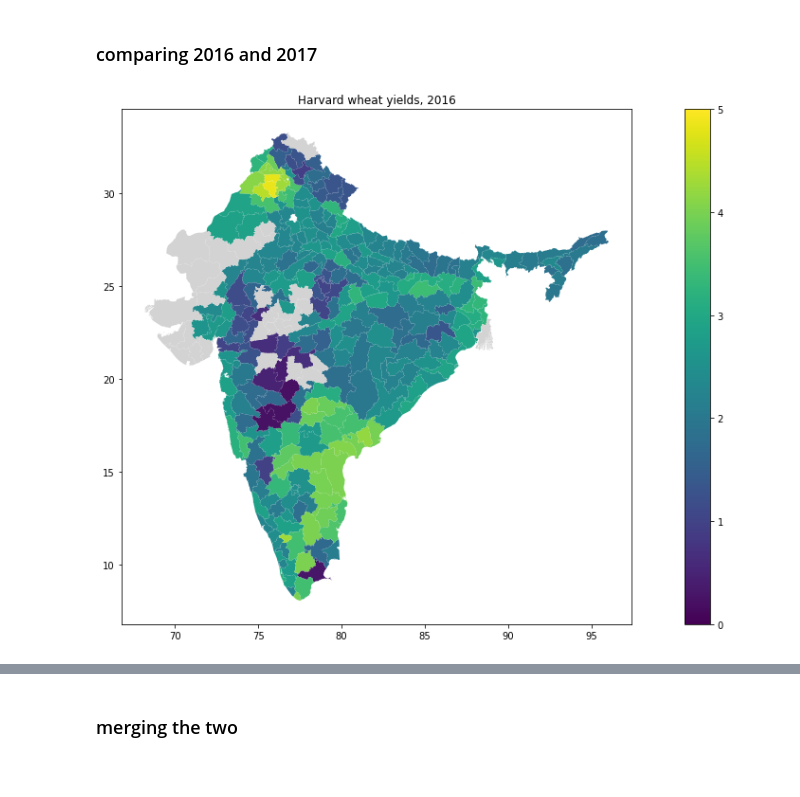
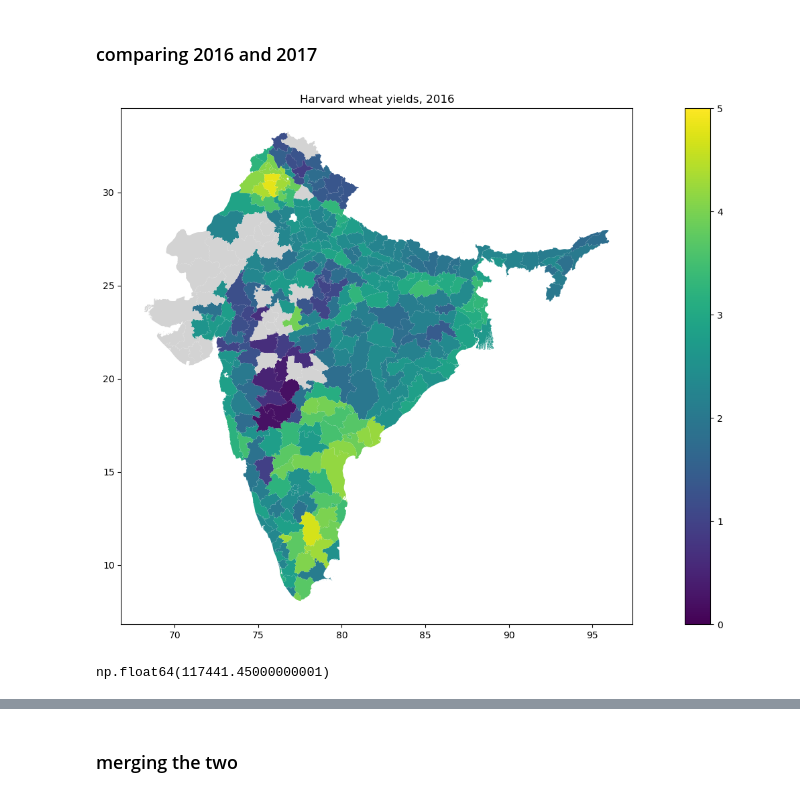
Before and after one commit to michaelmfoley/india_hybrid_methodology, a Jupyter notebook: caro/25.03.12_one_big_ts.ipynb, the cells around one changed output, grey strips where cells are left out. Saved outputs shown, nothing was run; the diff lists cells and outputs as text; code cells hidden in the pictures.

```diff
--- a/caro/25.03.12_one_big_ts.ipynb
+++ b/caro/25.03.12_one_big_ts.ipynb
@@ -8,7 +8,7 @@ import geopandas as gpd
 # %% [markdown]
 ### processing the two dataframes
 # %%
-new = pd.read_csv("./data/ag2016_2022_icrisat_harmonized.csv").iloc[:, 1:]
+new = pd.read_csv("../data/ag2016_2022_icrisat_harmonized.csv").iloc[:, 1:]
 new = new.rename(columns={'ag_hy_crop': 'crop'}).drop(columns='Dist_Name')
 new.loc[new['n_hybrid']==1, "match"] = "identical"
 new.loc[new['n_hybrid']>1, "match"] = "mixed"
@@ -37,7 +57,7 @@ df.loc[zero_condition, ['area_harvested', 'production', 'yield']] = np.nan
 # %%
-#compare = oldcrops.merge(newcrops, indicator=True, how='outer')
-#newcrops= new[['crop']].drop_duplicates().sort_values(by='crop')
-#newcrops.to_csv("./data/cropkey_edit_in_excel.csv")
-key = pd.read_csv("./data/cropkey.csv").dropna(subset='crop')
-crop_mapping = dict(zip(key['crop'], key['ag_hy_crop']))
-df['crop'] = df['crop'].replace(crop_mapping)
+# compare = oldcrops.merge(newcrops, indicator=True, how='outer')
+# newcrops= new[['crop']].drop_duplicates().sort_values(by='crop')
+# newcrops.to_csv("../data/cropkey_edit_in_excel.csv")
+key = pd.read_csv("../data/cropkey.csv").dropna(subset='crop')
+crop_mapping = dict(zip(key['crop'], key['icrisat_crop']))
+new['crop'] = new['crop'].replace(crop_mapping)
@@ -59,20 +69,25 @@ y17_harv = new[new['year']==2017]
 y16_icri = df[df['year']==2016]
 y17_icri = df[df['year']==2017]
 # %%
-shp_path = "./IND/icrisat_apportioned/icrisat_boundary_match.shp"
+shp_path = "/Users/michaelfoley/Library/CloudStorage/GoogleDrive-mfoley@g.harvard.edu/My Drive/Subnational_Yield_Database/data/processed/IND/icrisat_apportioned/icrisat_boundary_match.shp"
 icri = gpd.read_file(shp_path)[['NAME_1', "Name_12", "geometry"]]
 
-test = y16_harv[y16_harv['crop']=="Rice"]
-test = gpd.GeoDataFrame(icri.merge(test, how="left"))
+test_harv = y16_harv[y16_harv['crop']=="Rice"]
+test_harv = gpd.GeoDataFrame(icri.merge(test, how="left"))
 
 fig, ax = plt.subplots(figsize=(20, 10))
-test.plot(ax=ax, column="yield", vmin=0, vmax=5, legend=True,
+test_harv.plot(ax=ax, column="yield", vmin=0, vmax=5, legend=True,
          missing_kwds=dict(color="lightgray"))
 plt.title("Harvard wheat yields, 2016")
 plt.savefig("./plots/rice16_harv.png")
 plt.show()
 # %% [output]
-[figure, old version]
+[figure, new version]
+# %%
+
+test['production'].sum()
+# %% [output]
+np.float64(117441.45000000001)
 # %%
 test = y16_icri[y16_icri['crop']=="Rice"]
 test = gpd.GeoDataFrame(icri.merge(test, how="left"))
```
Also changed, not shown: parts of 14 cells of this notebook, 6 other files.
